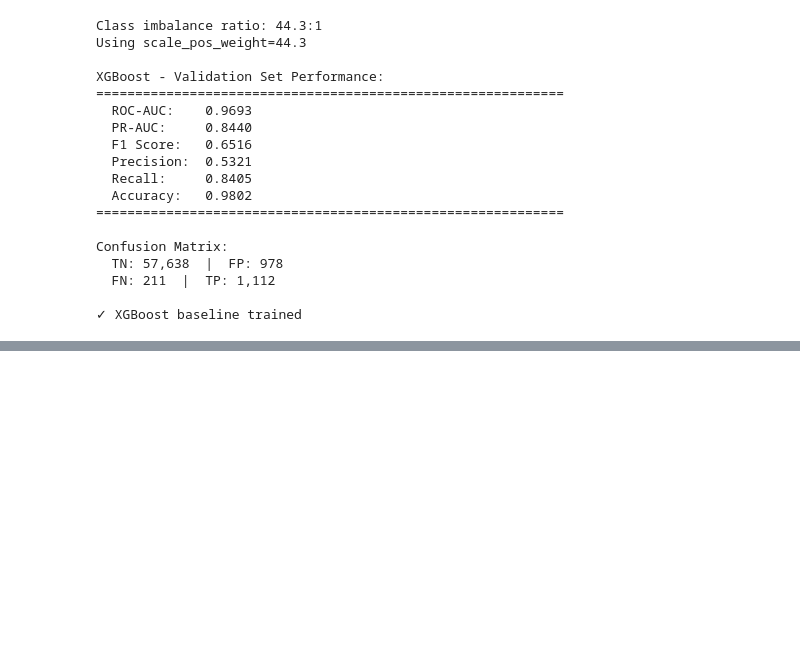
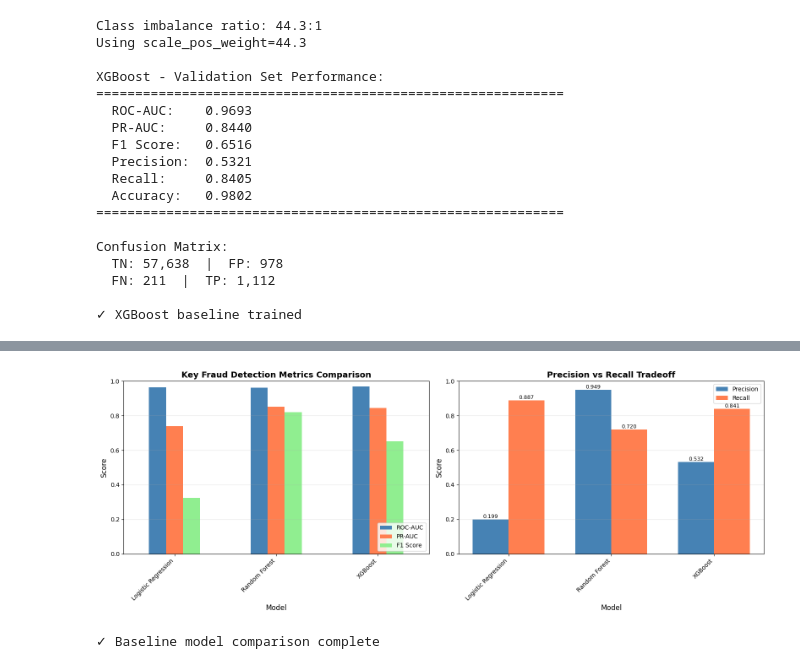
Before and after one commit to denshe/ecom-fraud-detection, a Jupyter notebook: fraud_transactions_eda_training.ipynb, the cells around one changed output, grey strips where cells are left out. Cells and saved outputs as stored; diff of their text form; code cells hidden in the pictures; blank space fills up the shorter version.

```diff
--- a/fraud_transactions_eda_training.ipynb
+++ b/fraud_transactions_eda_training.ipynb
@@ -803,0 +852,46 @@ Confusion Matrix:
+# %%
+# Visualize model comparison
+fig, axes = plt.subplots(1, 2, figsize=(16, 6))
+
+# Plot 1: Key metrics comparison (ROC-AUC, PR-AUC, F1)
+ax = axes[0]
+metrics_to_plot = ['roc_auc', 'pr_auc', 'f1']
+comparison_df[metrics_to_plot].plot(kind='bar', ax=ax, color=['steelblue', 'coral', 'lightgreen'])
+ax.set_title('Key Fraud Detection Metrics Comparison', fontsize=14, fontweight='bold')
+ax.set_xlabel('Model', fontsize=12)
+ax.set_ylabel('Score', fontsize=12)
+ax.set_xticklabels(comparison_df.index, rotation=45, ha='right')
+ax.legend(['ROC-AUC', 'PR-AUC', 'F1 Score'], loc='lower right')
+ax.grid(axis='y', alpha=0.3)
+ax.set_ylim([0, 1])
+
+# Plot 2: Precision vs Recall tradeoff
+ax = axes[1]
+x = np.arange(len(comparison_df))
+width = 0.35
+
+bars1 = ax.bar(x - width/2, comparison_df['precision'], width, label='Precision', color='steelblue')
+bars2 = ax.bar(x + width/2, comparison_df['recall'], width, label='Recall', color='coral')
+
+ax.set_title('Precision vs Recall Tradeoff', fontsize=14, fontweight='bold')
+ax.set_xlabel('Model', fontsize=12)
+ax.set_ylabel('Score', fontsize=12)
+ax.set_xticks(x)
+ax.set_xticklabels(comparison_df.index, rotation=45, ha='right')
+ax.legend()
+ax.grid(axis='y', alpha=0.3)
+ax.set_ylim([0, 1])
+
+# Add value labels on bars
+for bars in [bars1, bars2]:
+    for bar in bars:
+        height = bar.get_height()
+        ax.text(bar.get_x() + bar.get_width()/2., height,
+                f'{height:.3f}',
+                ha='center', va='bottom', fontsize=9)
+
+plt.tight_layout()
+plt.show()
+# %% [output]
+[figure, added]
+✓ Baseline model comparison complete
```
Also changed, not shown: parts of 3 cells of this notebook.
